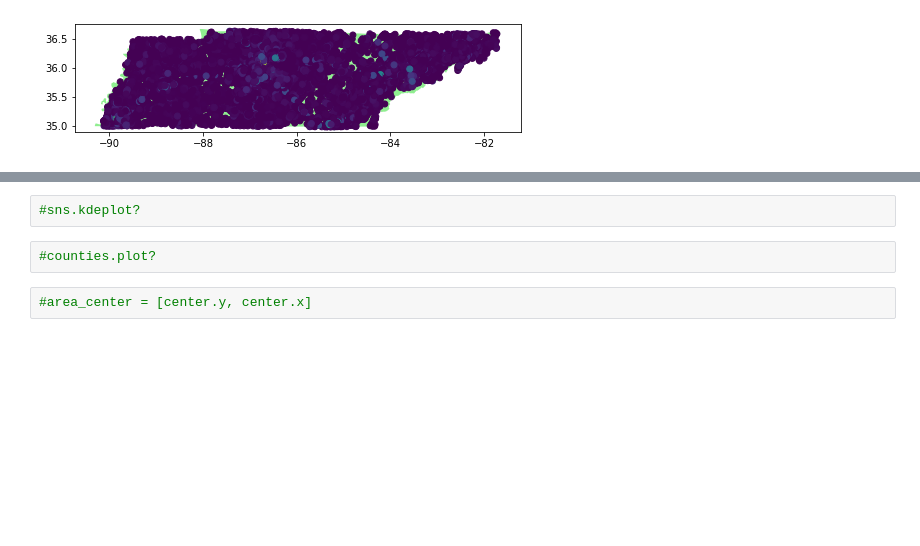
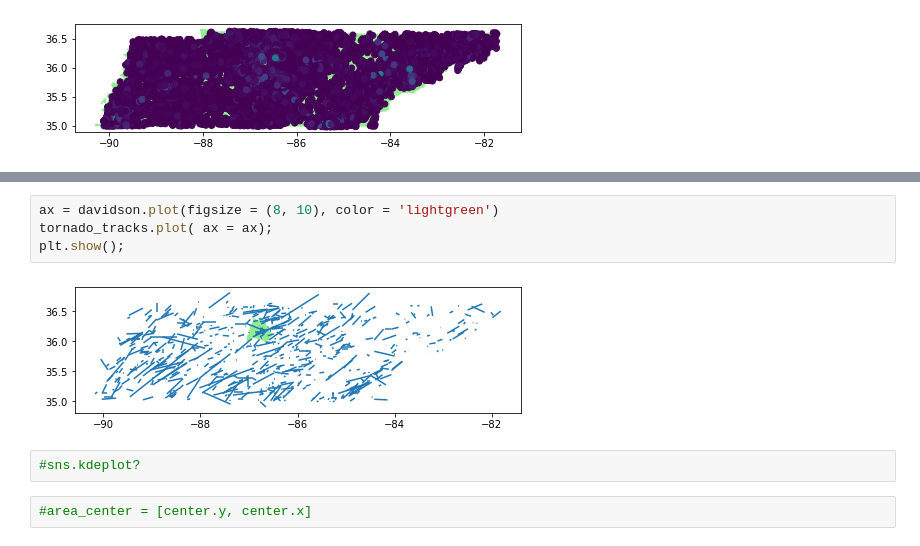
Before and after one commit to BrandonM471998/Capstone, a Jupyter notebook: notebooks/tornado-and-traffic-data-project.ipynb, the cells around one changed output, grey strips where cells are left out. Cells and saved outputs as stored; diff of their text form; blank space fills up the shorter version.

```diff
--- a/notebooks/tornado-and-traffic-data-project.ipynb
+++ b/notebooks/tornado-and-traffic-data-project.ipynb
@@ -463,7 +500,11 @@ plt.show();
+# %%
+ax = davidson.plot(figsize = (8, 10), color = 'lightgreen')
+tornado_tracks.plot( ax = ax);
+plt.show();
+# %% [output]
+[figure, added]
 # %%
 #sns.kdeplot?
-# %%
-#counties.plot?
 # %%
 #area_center = [center.y, center.x]
 # %%
```
Also changed, not shown: parts of 17 cells of this notebook, 8 other files.
